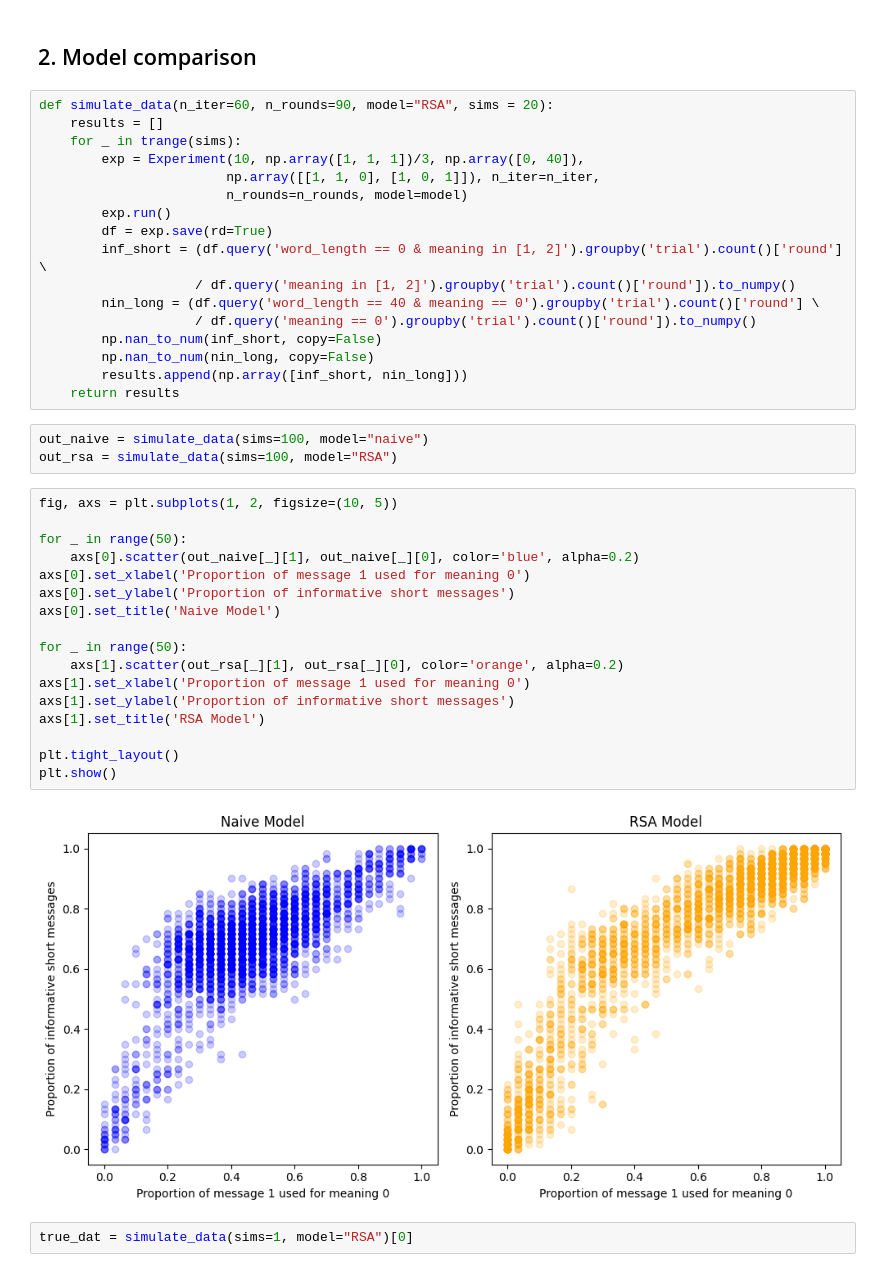
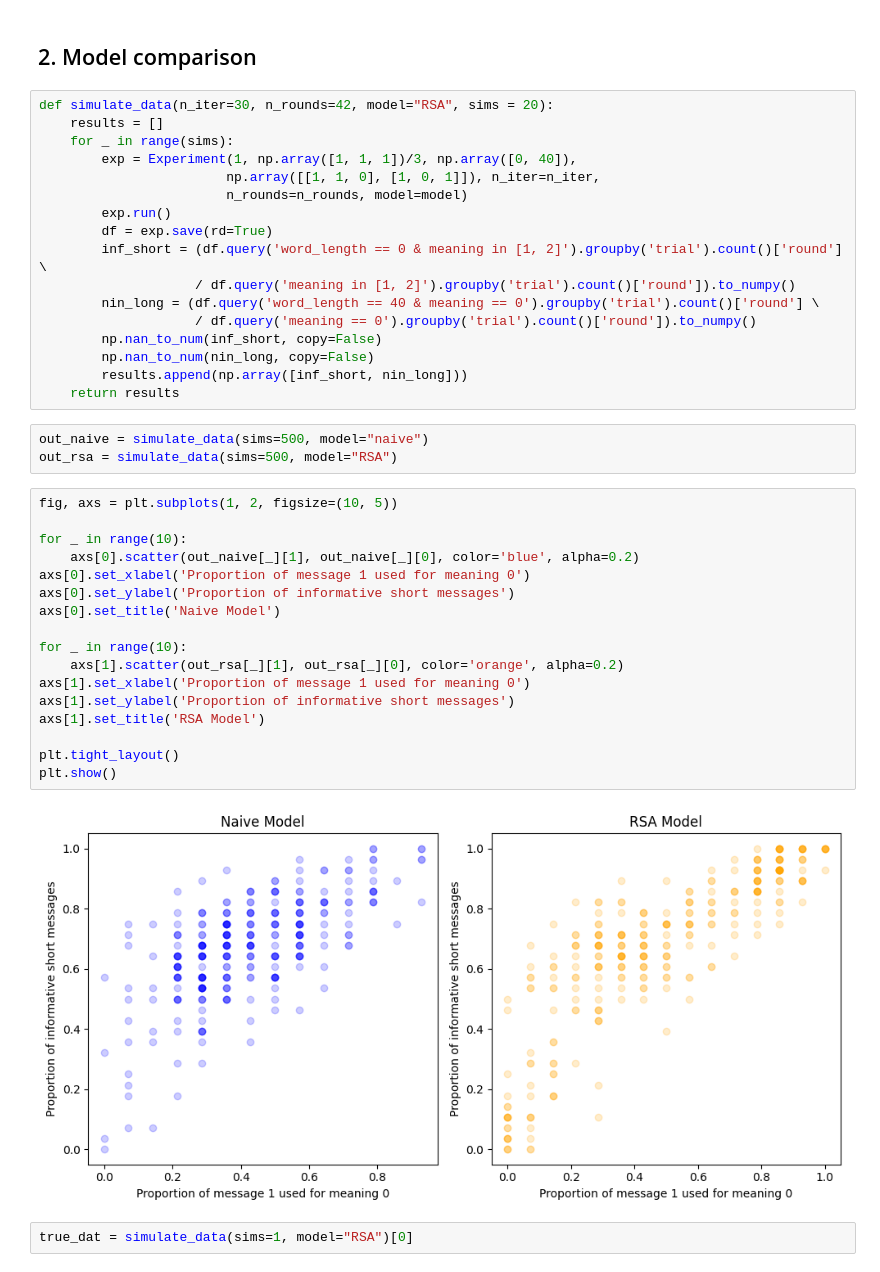
Before and after one commit to alexeykosh/2023-lexical-uncertainty-context-model, a Jupyter notebook: src/model/difference.ipynb, the cells around one changed output. Cells and saved outputs as stored; diff of their text form.

Commit message:
added new model comparison

```diff
--- a/src/model/difference.ipynb
+++ b/src/model/difference.ipynb
@@ -75,10 +80,10 @@ plt.legend(["RSA", "Naive"])
 # %% [markdown]
 ## 2. Model comparison
 # %%
-def simulate_data(n_iter=60, n_rounds=90, model="RSA", sims = 20):
+def simulate_data(n_iter=30, n_rounds=42, model="RSA", sims = 20):
     results = []
-    for _ in trange(sims):
-        exp = Experiment(10, np.array([1, 1, 1])/3, np.array([0, 40]),
+    for _ in range(sims):
+        exp = Experiment(1, np.array([1, 1, 1])/3, np.array([0, 40]),
                         np.array([[1, 1, 0], [1, 0, 1]]), n_iter=n_iter,
                         n_rounds=n_rounds, model=model)
         exp.run()
@@ -92,27 +97,27 @@ def simulate_data(n_iter=60, n_rounds=90, model="RSA", sims = 20):
         results.append(np.array([inf_short, nin_long]))
     return results
 # %%
-out_naive = simulate_data(sims=100, model="naive")
-out_rsa = simulate_data(sims=100, model="RSA")
+out_naive = simulate_data(sims=500, model="naive")
+out_rsa = simulate_data(sims=500, model="RSA")
 # %%
 fig, axs = plt.subplots(1, 2, figsize=(10, 5))
 
-for _ in range(50):
+for _ in range(10):
     axs[0].scatter(out_naive[_][1], out_naive[_][0], color='blue', alpha=0.2)
 axs[0].set_xlabel('Proportion of message 1 used for meaning 0')
 axs[0].set_ylabel('Proportion of informative short messages')
 axs[0].set_title('Naive Model')
 
-for _ in range(50):
+for _ in range(10):
     axs[1].scatter(out_rsa[_][1], out_rsa[_][0], color='orange', alpha=0.2)
 axs[1].set_xlabel('Proportion of message 1 used for meaning 0')
 axs[1].set_ylabel('Proportion of informative short messages')
 axs[1].set_title('RSA Model')
 
 plt.tight_layout()
 plt.show()
 # %% [output]
-[figure, old version]
+[figure, new version]
 # %%
 true_dat = simulate_data(sims=1, model="RSA")[0]
 # %%
```
Also changed, not shown: parts of 14 cells of this notebook.
